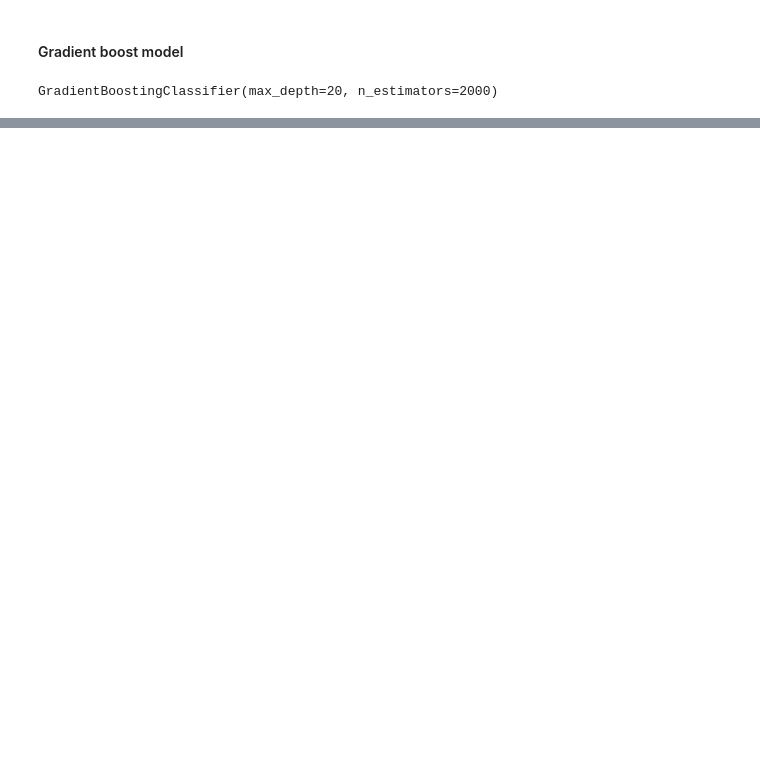
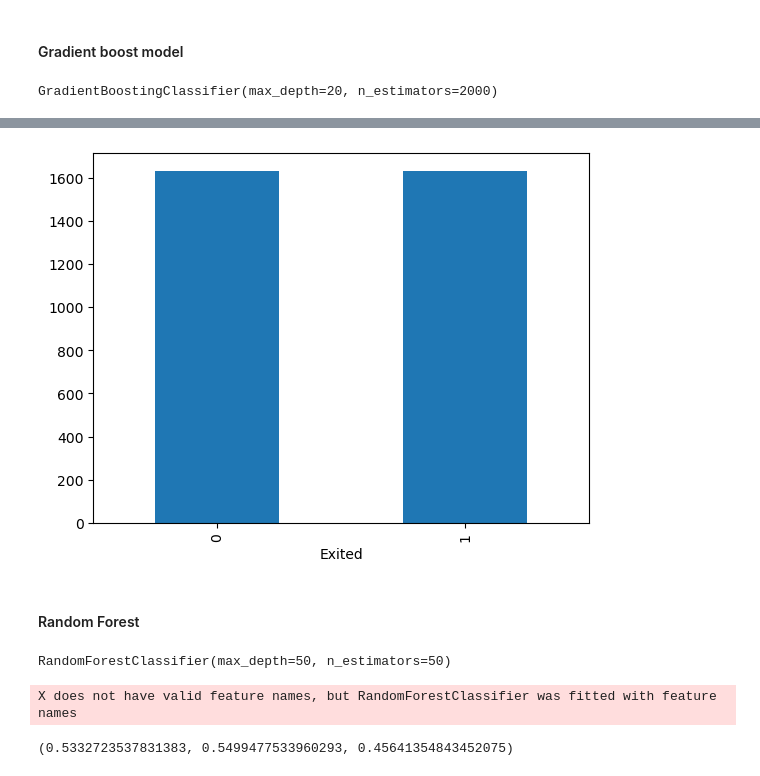
Before and after one commit to alicia-perez-diez/bank_churn_project, a Jupyter notebook: notebooks/main.ipynb, the cells around one changed output, grey strips where cells are left out. Saved outputs shown, nothing was run; the diff lists cells and outputs as text; code cells hidden in the pictures; blank space fills up the shorter version.

```diff
--- a/notebooks/main.ipynb
+++ b/notebooks/main.ipynb
@@ -795,0 +1059,9 @@ results_df
+# %%
+#probamos con undersampling para balancear la data
+no_diabetes_undersampled = resample(no_exited,
+                                    replace=False,
+                                    n_samples = len(exited),
+                                    random_state=0)
+# %%
+train_under = pd.concat([no_diabetes_undersampled, exited])
+train_under
@@ -795,0 +1082,6 @@ results_df
+# %%
+survived_plt = train_under["Exited"].value_counts()
+survived_plt.plot(kind="bar")
+plt.show()
+# %% [output]
+[figure, added]
@@ -795,0 +1091,2 @@ results_df
+# %% [markdown]
+#### Random Forest
@@ -795,0 +1097,17 @@ results_df
+# %%
+#entrenamos el modelo con los datos normalizados
+forest.fit(X_train_under, y_train_under)
+# %% [output]
+RandomForestClassifier(max_depth=50, n_estimators=50)
+# %%
+#evaluamos el modelo
+pred = forest.predict(X_test_standardized)
+
+precision_forest  = precision_score(y_test, pred, average='macro')
+recall_forest  = recall_score(y_test, pred, average='macro')
+f1_forest  = f1_score(y_test, pred, average='macro')
+
+precision_forest, recall_forest, f1_forest
+# %% [output]
+X does not have valid feature names, but RandomForestClassifier was fitted with feature names
+(0.5332723537831383, 0.5499477533960293, 0.45641354843452075)
```
Also changed, not shown: parts of 91 cells of this notebook, 2 other files.
